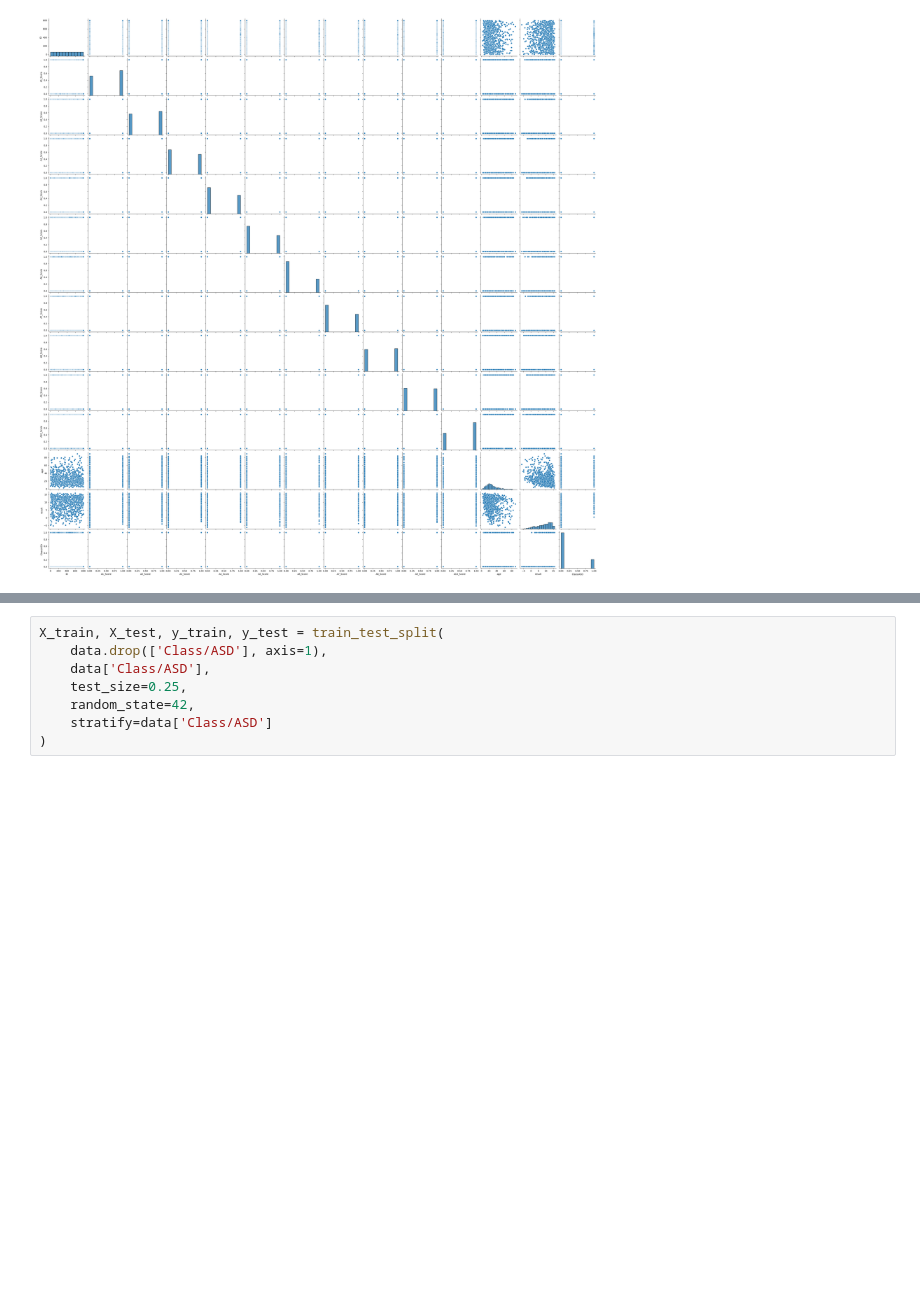
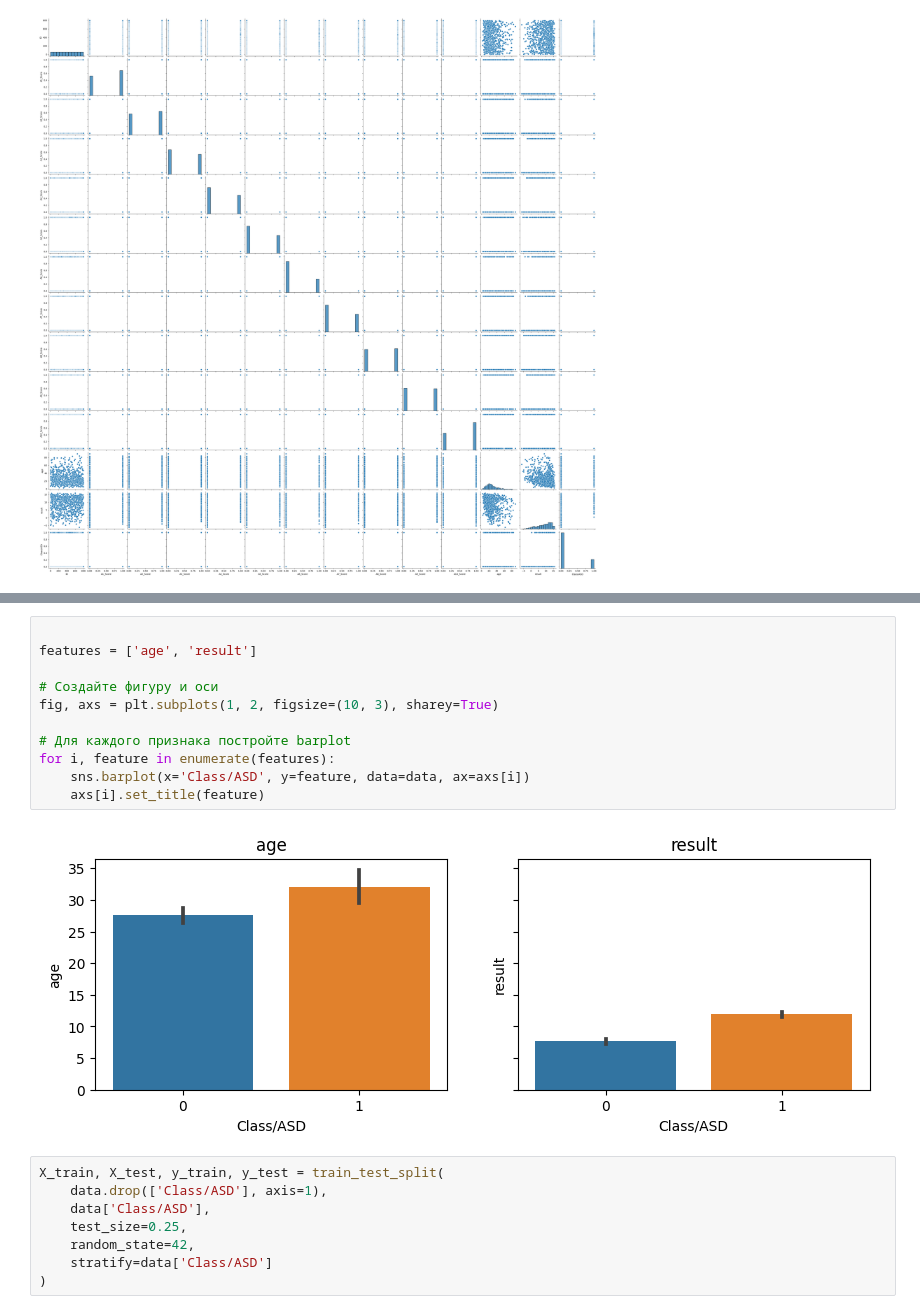
Before and after one commit to DKAvocad00/HW3, a Jupyter notebook: variant_2_autism_prescrinning/hw3.ipynb, the cells around one changed output, grey strips where cells are left out. Saved outputs shown, nothing was run; the diff lists cells and outputs as text; blank space fills up the shorter version.

```diff
--- a/variant_2_autism_prescrinning/hw3.ipynb
+++ b/variant_2_autism_prescrinning/hw3.ipynb
@@ -187,3 +185,16 @@ sns.barplot(y= data['A1_Score'], x = data['Class/ASD'])
+# %%
+
+features = ['age', 'result']
+
+# Создайте фигуру и оси
+fig, axs = plt.subplots(1, 2, figsize=(10, 3), sharey=True)
+
+# Для каждого признака постройте barplot
+for i, feature in enumerate(features):
+    sns.barplot(x='Class/ASD', y=feature, data=data, ax=axs[i])
+    axs[i].set_title(feature)
+# %% [output]
+[figure, added]
 # %%
 X_train, X_test, y_train, y_test = train_test_split(
     data.drop(['Class/ASD'], axis=1),
```
Also changed, not shown: parts of 5 cells of this notebook.
